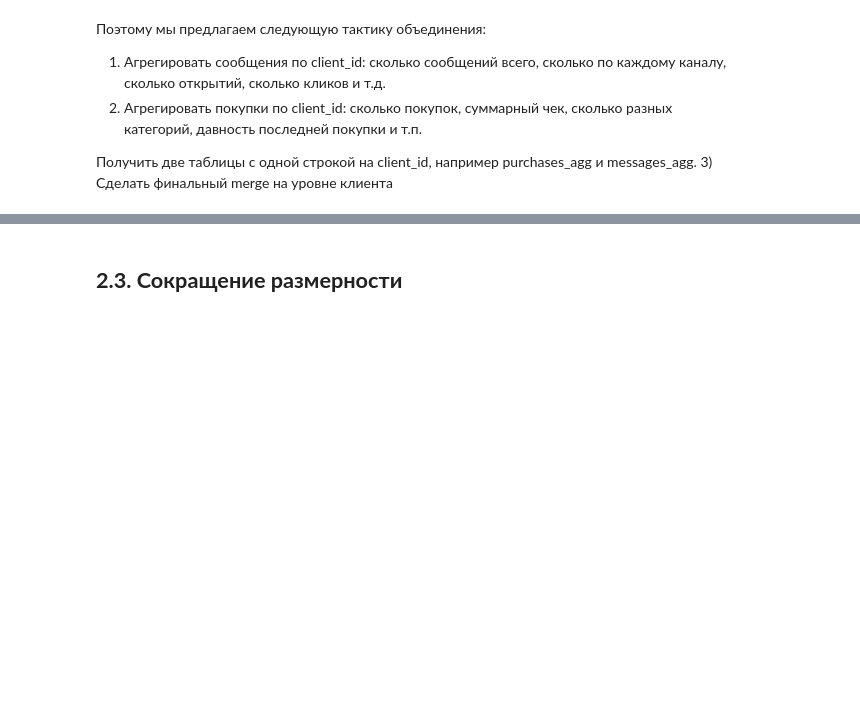
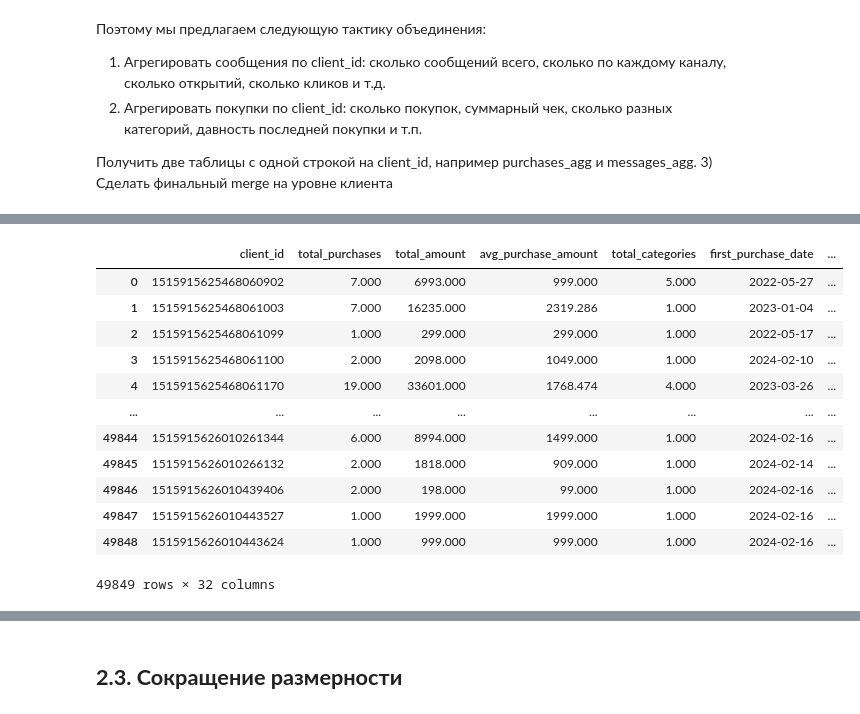
Before and after one commit to azarovdimka/Data_Science, a Jupyter notebook: Machine_Learning/Маркетинг/Маркетинг.ipynb, the cells around one changed output, grey strips where cells are left out. Drawn from its saved outputs; the diff is of its cells as text; code cells hidden in the pictures; blank space fills up the shorter version.

```diff
--- a/Machine_Learning/Маркетинг/Маркетинг.ipynb
+++ b/Machine_Learning/Маркетинг/Маркетинг.ipynb
@@ -314,4 +331,20 @@ purchases_agg
 # %%
 clients_df = (purchases_agg
         .merge(messages_agg, on='client_id', how='outer')
         .merge(target_df,   on='client_id', how='inner'))  # обычно inner по таргету
+
+clients_df
+# %% [output]
+|  | client_id | total_purchases | total_amount | avg_purchase_amount | total_categories | first_purchase_date | ... |
+| 0 | 1515915625468060902 | 7.000 | 6993.000 | 999.000 | 5.000 | 2022-05-27 | ... |
+| 1 | 1515915625468061003 | 7.000 | 16235.000 | 2319.286 | 1.000 | 2023-01-04 | ... |
+| 2 | 1515915625468061099 | 1.000 | 299.000 | 299.000 | 1.000 | 2022-05-17 | ... |
+| 3 | 1515915625468061100 | 2.000 | 2098.000 | 1049.000 | 1.000 | 2024-02-10 | ... |
+| 4 | 1515915625468061170 | 19.000 | 33601.000 | 1768.474 | 4.000 | 2023-03-26 | ... |
+| ... | ... | ... | ... | ... | ... | ... | ... |
+| 49844 | 1515915626010261344 | 6.000 | 8994.000 | 1499.000 | 1.000 | 2024-02-16 | ... |
+| 49845 | 1515915626010266132 | 2.000 | 1818.000 | 909.000 | 1.000 | 2024-02-14 | ... |
+| 49846 | 1515915626010439406 | 2.000 | 198.000 | 99.000 | 1.000 | 2024-02-16 | ... |
+| 49847 | 1515915626010443527 | 1.000 | 1999.000 | 1999.000 | 1.000 | 2024-02-16 | ... |
+| 49848 | 1515915626010443624 | 1.000 | 999.000 | 999.000 | 1.000 | 2024-02-16 | ... |
+49849 rows × 32 columns
```
Also changed, not shown: parts of 5 cells of this notebook.
